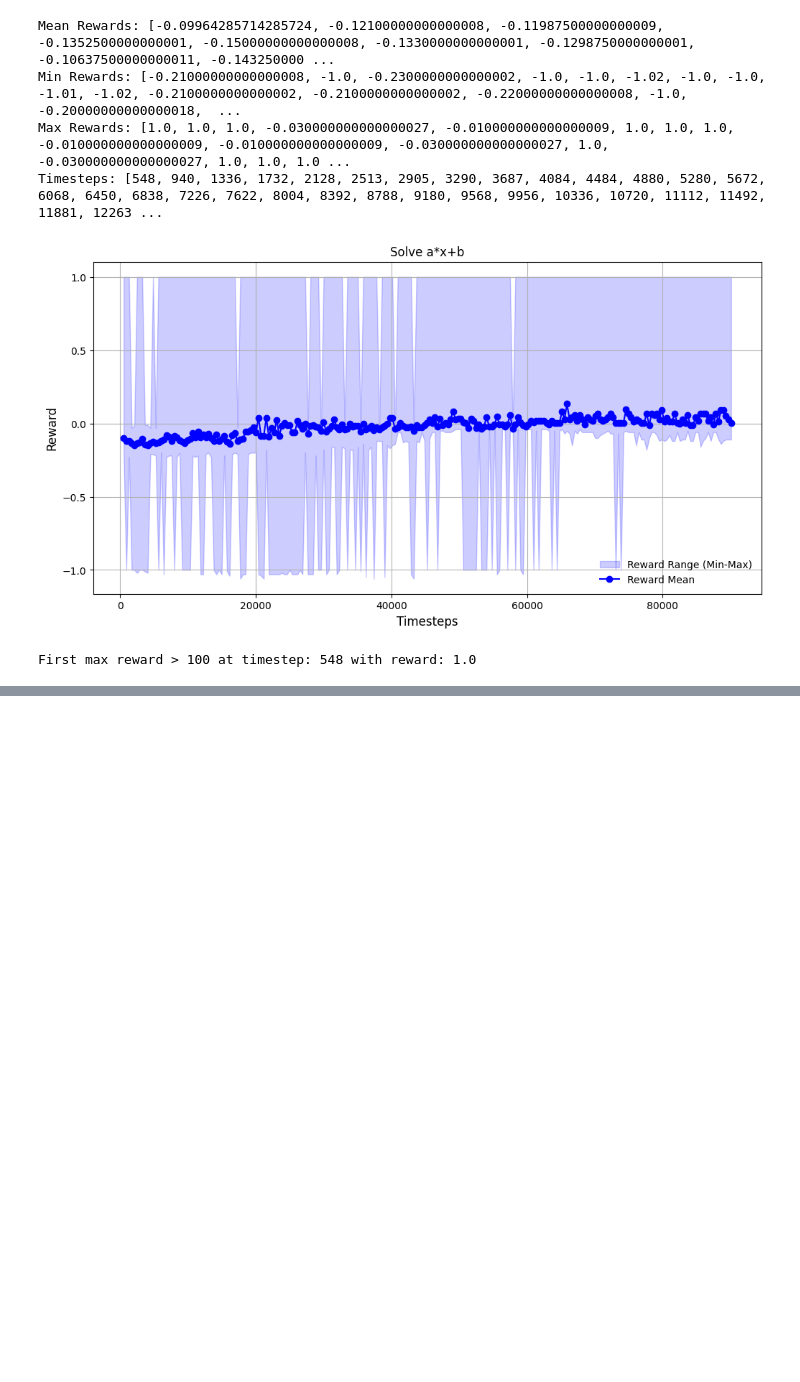
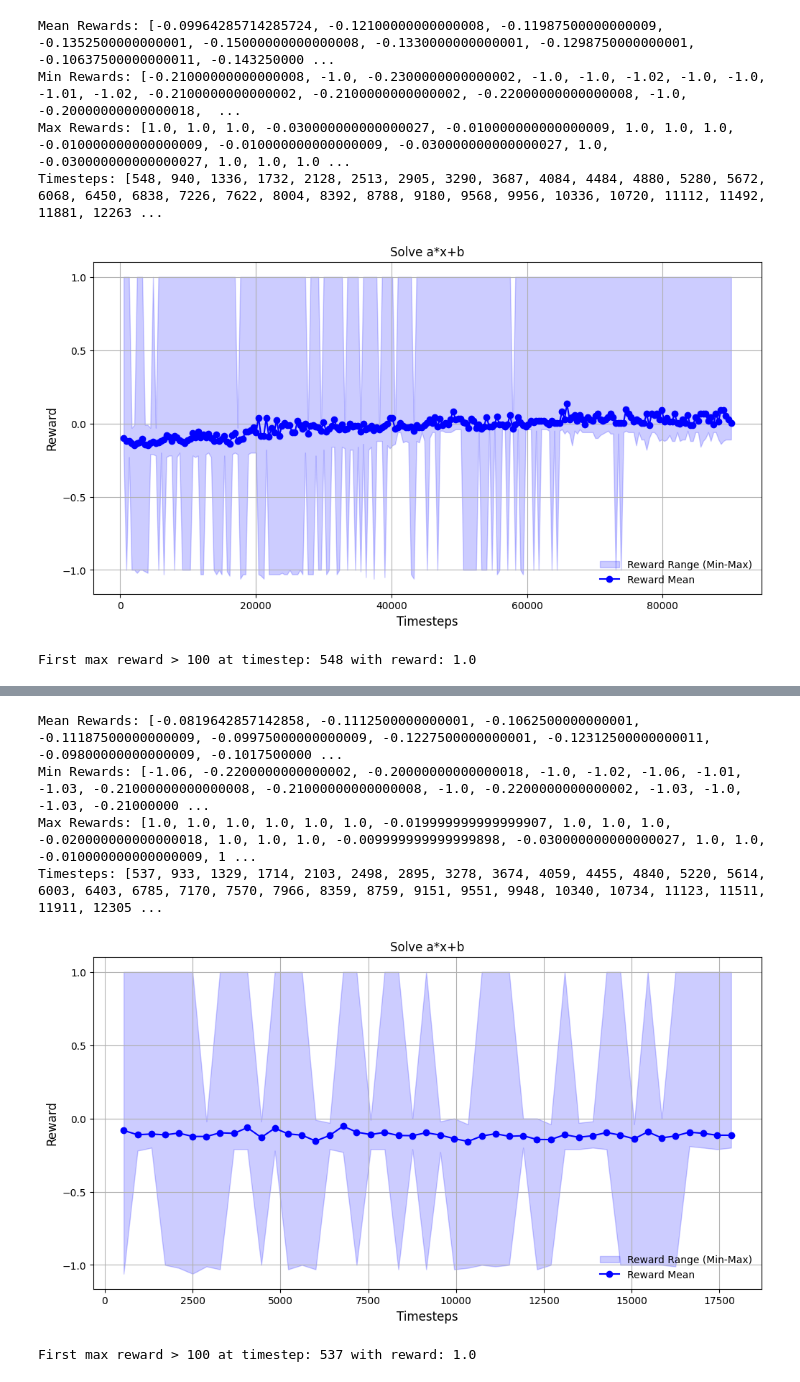
Before and after one commit to Khev/LightZero, a Jupyter notebook: zoo/custom_envs/equation_solver/read_lc_muzero_easy.ipynb, the cells around one changed output, grey strips where cells are left out. Drawn from its saved outputs; the diff is of its cells as text; code cells hidden in the pictures; blank space fills up the shorter version.

```diff
--- a/zoo/custom_envs/equation_solver/read_lc_muzero_easy.ipynb
+++ b/zoo/custom_envs/equation_solver/read_lc_muzero_easy.ipynb
@@ -826,0 +940,75 @@ First max reward > 100 at timestep: 532 with reward: 1.0
+# %%
+import os
+import matplotlib.pyplot as plt
+
+# Path to the experiment logs
+#data_dir = "/Users/Kev/Documents/research/LightZero/data_muzero/multieqn/easy"
+data_dir = '/Users/Kev/Documents/research/LightZero/data_muzero/multieqn/easy/'
+collector_log_dir = os.path.join(data_dir, "log", "collector")
+
+# Initialize storage for reward statistics and episode counts
+mean_rewards = []
+min_rewards = []
+max_rewards = []
+timesteps = []  # Will store the total_envstep_count
+
+# Read the `collector_logger.txt` file
+collector_log_file = os.path.join(collector_log_dir, "collector_logger.txt")
+if os.path.isfile(collector_log_file):
+    with open(collector_log_file, "r") as f:
+        for line in f:
+            if "reward_mean" in line:
+                mean_rewards.append(float(line.split(":")[-1].strip()))
+            elif "reward_min" in line:
+                min_rewards.append(float(line.split(":")[-1].strip()))
+            elif "reward_max" in line:
+                max_rewards.append(float(line.split(":")[-1].strip()))
+            elif "total_envstep_count" in line:  # Extract total_envstep_count
+                timesteps.append(int(line.split(":")[-1].strip()))
+else:
+    print(f"No collector log file found at {collector_log_file}")
+    exit()
+
+# Debug the parsed data
+print("Mean Rewards:", mean_rewards)
+print("Min Rewards:", min_rewards)
+print("Max Rewards:", max_rewards)
+print("Timesteps:", timesteps)
+
+# Ensure reward_errors have non-negative values
+reward_errors = [
+    [max(0, mean - min_val) for mean, min_val in zip(mean_rewards, min_rewards)],  # Lower error
+    [max(0, max_val - mean) for max_val, mean in zip(max_rewards, mean_rewards)]   # Upper error
+]
+
+# Plot the learning curve with error bars
+plt.figure(figsize=(12, 6))
+plt.errorbar(
+    timesteps, mean_rewards,  fmt="-o", capsize=5, label="Reward Mean", color="blue"
+)
+plt.fill_between(
+    timesteps, min_rewards, max_rewards, color="blue", alpha=0.2, label="Reward Range (Min-Max)"
+)
+plt.xlabel("Timesteps")  # Change from Episodes to Timesteps
+plt.ylabel("Reward")
+plt.title("Solve a*x+b")
+plt.legend()
+plt.grid(True)
+plt.show()
+
+
+# Ensure the lists are not empty
+if max_rewards and timesteps:
+    for i, reward in enumerate(max_rewards):
+        if reward >= 1:
+            print(f"First max reward > 100 at timestep: {timesteps[i]} with reward: {reward}")
+            break
+else:
+    print("The lists are empty. Please check your data.")
+# %% [output]
+Mean Rewards: [-0.0819642857142858, -0.1112500000000001, -0.1062500000000001, -0.11187500000000009, -0.09975000000000009, -0.1227500000000001, -0.12312500000000011, -0.09800000000000009, -0.1017500000 ...
+Min Rewards: [-1.06, -0.2200000000000002, -0.20000000000000018, -1.0, -1.02, -1.06, -1.01, -1.03, -0.21000000000000008, -0.21000000000000008, -1.0, -0.2200000000000002, -1.03, -1.0, -1.03, -0.21000000 ...
+Max Rewards: [1.0, 1.0, 1.0, 1.0, 1.0, 1.0, -0.019999999999999907, 1.0, 1.0, 1.0, -0.020000000000000018, 1.0, 1.0, 1.0, -0.009999999999999898, -0.030000000000000027, 1.0, 1.0, -0.010000000000000009, 1 ...
+Timesteps: [537, 933, 1329, 1714, 2103, 2498, 2895, 3278, 3674, 4059, 4455, 4840, 5220, 5614, 6003, 6403, 6785, 7170, 7570, 7966, 8359, 8759, 9151, 9551, 9948, 10340, 10734, 11123, 11511, 11911, 12305 ...
+[figure, added]
+First max reward > 100 at timestep: 537 with reward: 1.0
```
Also changed, not shown: parts of 4 cells of this notebook, 2 other files.
